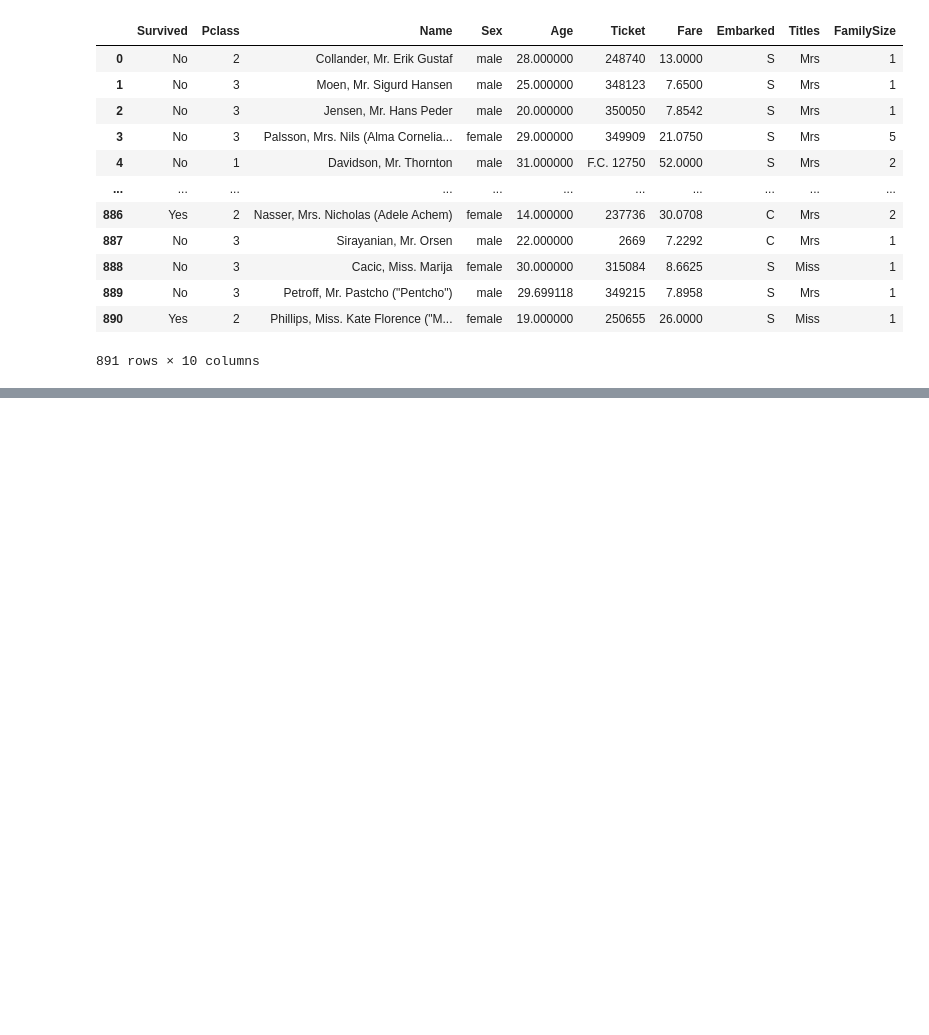
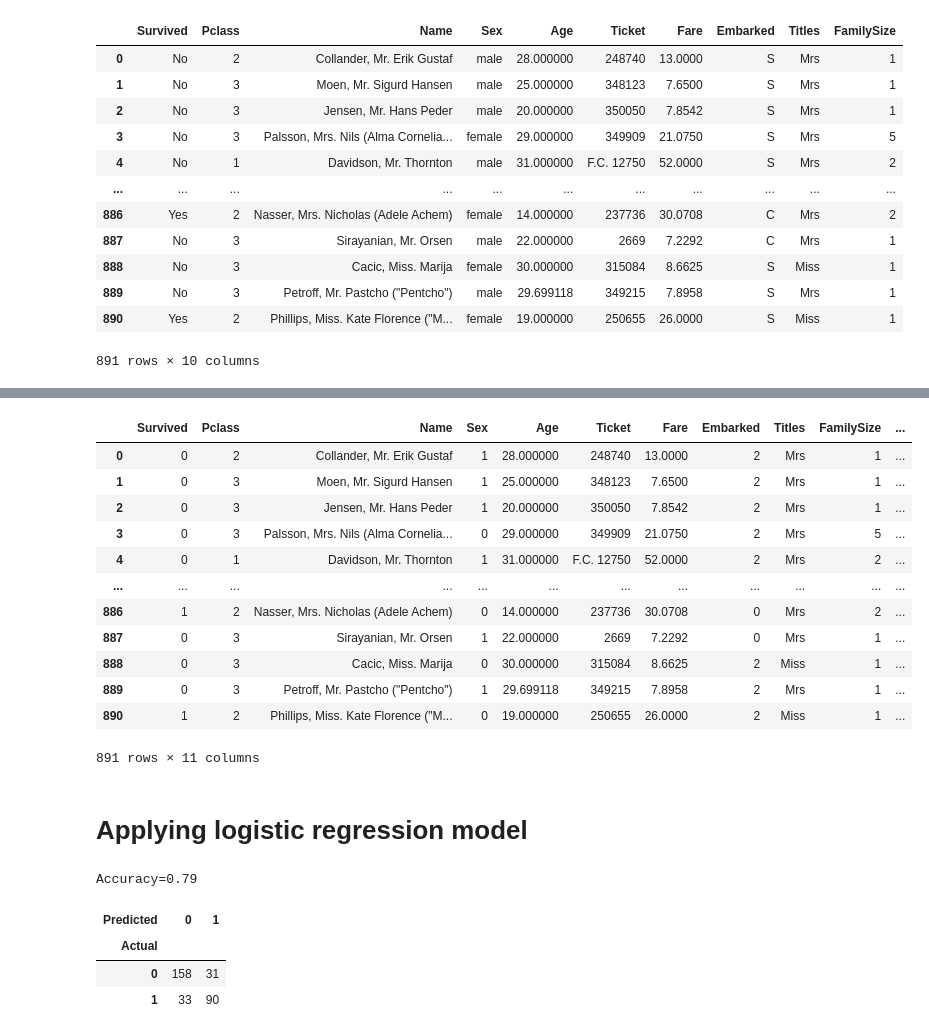
Before and after one commit to Hilmiexe/the-howlin-woods, a Jupyter notebook: TITANIC PASSENGERS.ipynb, the cells around one changed output, grey strips where cells are left out. Cells and saved outputs as stored; diff of their text form; code cells hidden in the pictures; blank space fills up the shorter version.

```diff
--- a/TITANIC PASSENGERS.ipynb
+++ b/TITANIC PASSENGERS.ipynb
@@ -370,0 +392,5 @@ new_data
+# %%
+from sklearn.preprocessing import LabelEncoder
+encoder=LabelEncoder()
+new_data["Sex"]=encoder.fit_transform(new_data["Sex"])
+new_data
@@ -370,0 +411,47 @@ new_data
+# %%
+from sklearn.preprocessing import LabelEncoder
+encoder=LabelEncoder()
+new_data["Survived"]=encoder.fit_transform(new_data["Survived"])
+new_data
+# %% [output]
+|  | Survived | Pclass | Name | Sex | Age | Ticket | Fare | Embarked | Titles | FamilySize | ... |
+| 0 | 0 | 2 | Collander, Mr. Erik Gustaf | 1 | 28.000000 | 248740 | 13.0000 | 2 | Mrs | 1 | ... |
+| 1 | 0 | 3 | Moen, Mr. Sigurd Hansen | 1 | 25.000000 | 348123 | 7.6500 | 2 | Mrs | 1 | ... |
+| 2 | 0 | 3 | Jensen, Mr. Hans Peder | 1 | 20.000000 | 350050 | 7.8542 | 2 | Mrs | 1 | ... |
+| 3 | 0 | 3 | Palsson, Mrs. Nils (Alma Cornelia... | 0 | 29.000000 | 349909 | 21.0750 | 2 | Mrs | 5 | ... |
+| 4 | 0 | 1 | Davidson, Mr. Thornton | 1 | 31.000000 | F.C. 12750 | 52.0000 | 2 | Mrs | 2 | ... |
+| ... | ... | ... | ... | ... | ... | ... | ... | ... | ... | ... | ... |
+| 886 | 1 | 2 | Nasser, Mrs. Nicholas (Adele Achem) | 0 | 14.000000 | 237736 | 30.0708 | 0 | Mrs | 2 | ... |
+| 887 | 0 | 3 | Sirayanian, Mr. Orsen | 1 | 22.000000 | 2669 | 7.2292 | 0 | Mrs | 1 | ... |
+| 888 | 0 | 3 | Cacic, Miss. Marija | 0 | 30.000000 | 315084 | 8.6625 | 2 | Miss | 1 | ... |
+| 889 | 0 | 3 | Petroff, Mr. Pastcho ("Pentcho") | 1 | 29.699118 | 349215 | 7.8958 | 2 | Mrs | 1 | ... |
+| 890 | 1 | 2 | Phillips, Miss. Kate Florence ("M... | 0 | 19.000000 | 250655 | 26.0000 | 2 | Miss | 1 | ... |
+891 rows × 11 columns
+# %% [markdown]
+# Applying logistic regression model
+# %%
+#import relevant libraries
+from sklearn.model_selection import train_test_split
+from sklearn.linear_model import LogisticRegression
+from sklearn import metrics
+
+#features extraction
+x=new_data[["Age", "Pclass", "Sex", "Embarked"]]
+y=new_data["Survived"]
+
+x_train,x_test,y_train,y_test=train_test_split(x,y,test_size=0.35,random_state=40) #splitting data with test size of 35%
+
+logreg = LogisticRegression()   #build our logistic model
+logreg.fit(x_train, y_train)  #fitting training data
+y_pred  = logreg.predict(x_test)    #testing model’s performance
+print("Accuracy={:.2f}".format(logreg.score(x_test, y_test)))
+# %% [output]
+Accuracy=0.79
+# %%
+confusion_matrix =pd.crosstab(y_test,y_pred,rownames=['Actual'], colnames=['Predicted'])
+confusion_matrix
+# %% [output]
+| Predicted | 0 | 1 |
+| Actual |  |  |
+| 0 | 158 | 31 |
+| 1 | 33 | 90 |
```
Also changed, not shown: parts of 24 cells of this notebook.
